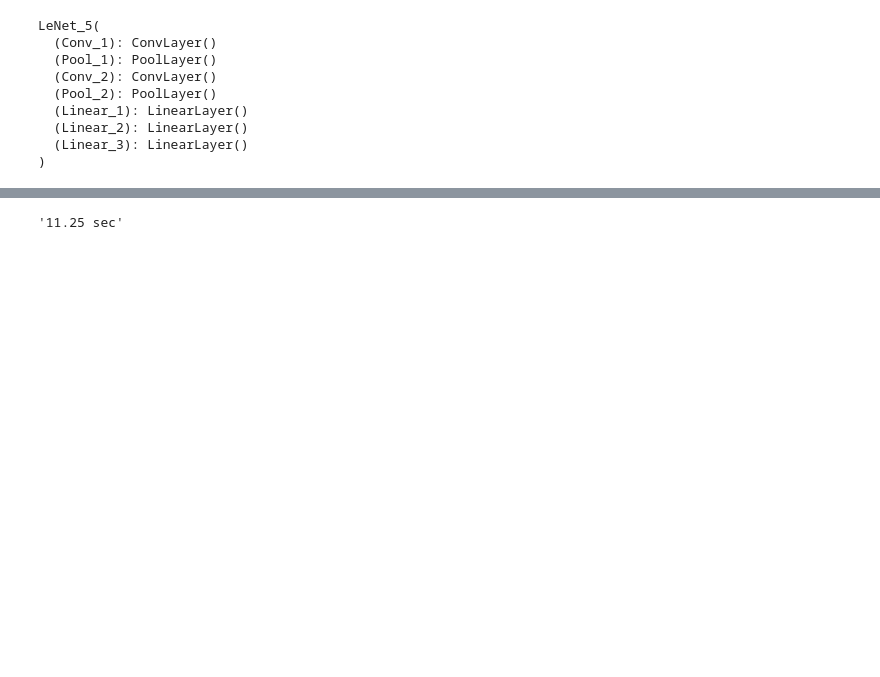
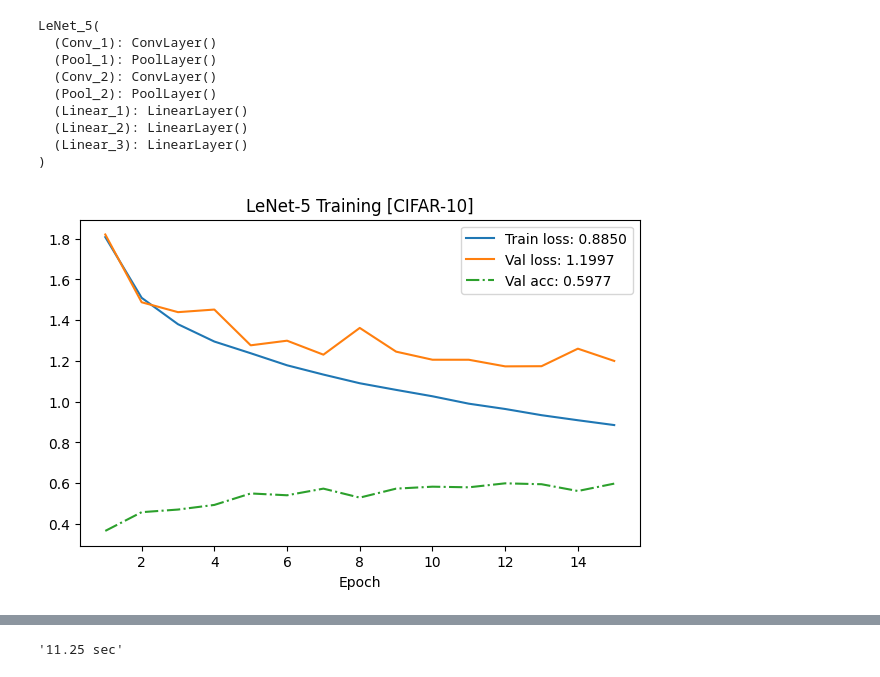
Before and after one commit to M4rselo/lenet5-from-scratch-analysis, a Jupyter notebook: cnn_scratch.ipynb, the cells around one changed output, grey strips where cells are left out. Drawn from its saved outputs; the diff is of its cells as text; code cells hidden in the pictures; blank space fills up the shorter version.

```diff
--- a/cnn_scratch.ipynb
+++ b/cnn_scratch.ipynb
@@ -192,12 +190,12 @@ class ConvLayer(nn.Module):
         return Y + self.b
 # %%
 class LeNet_5(nn.Module):
-    def __init__(self, lr, device):
+    def __init__(self, lr, device, in_channels=3):
         super().__init__()
         self.lr = lr
         self.device = device
 
-        self.Conv_1 = ConvLayer(k_size=(5, 5), num_in=3, num_out=6, device=self.device)
+        self.Conv_1 = ConvLayer(k_size=(5, 5), num_in=in_channels, num_out=6, device=self.device)
         self.Pool_1 = PoolLayer(k_size=(2, 2), stride=2, p_type='avg', device=self.device)
         self.Conv_2 = ConvLayer(k_size=(5, 5), num_in=6, num_out=16, device=self.device)
         self.Pool_2 = PoolLayer(k_size=(2, 2), stride=2, p_type='avg', device=self.device)
@@ -254,7 +252,7 @@ class Trainer():
     def fit_epoch(self, n_epoch):
         train_loss, val_loss, val_acc = [], [], []
         self.model.train()
-        pbar_train = tqdm(self.train_dataloader, desc=f"Epoch: {n_epoch} [Train]", leave=False)
+        pbar_train = tqdm(self.train_dataloader, desc=f"Epoch: {n_epoch} [Train]", leave=True)
 
         for batch in pbar_train:
             loss, _ = self.model.batch_step(batch)
@@ -266,7 +264,7 @@ class Trainer():
             pbar_train.set_postfix(loss=f"{loss.item():.4f}")
 
         self.model.eval()
-        pbar_val = tqdm(self.val_dataloader, desc=f"Epoch: {n_epoch} [Val]", leave=False)
+        pbar_val = tqdm(self.val_dataloader, desc=f"Epoch: {n_epoch} [Val]", leave=True)
 
         for batch in pbar_val:
             with torch.no_grad():
@@ -311,8 +309,8 @@ device
 # %% [output]
 device(type='cuda')
 # %%
-model = LeNet_5(lr=0.1, device=device)
-model.to(device)
+model_1 = LeNet_5(lr=0.1, device=device)
+model_1.to(device)
 # %% [output]
 LeNet_5(
   (Conv_1): ConvLayer()
@@ -323,3 +321,9 @@ LeNet_5(
   (Linear_2): LinearLayer()
   (Linear_3): LinearLayer()
 )
+# %%
+trainer = Trainer(num_epochs=15, batch_size=128)
+trainer.plotter_init("LeNet-5 Training [CIFAR-10]")
+trainer.fit(model_1, train_data, val_data)
+# %% [output]
+[figure, added]
```
Also changed, not shown: parts of 27 cells of this notebook.
